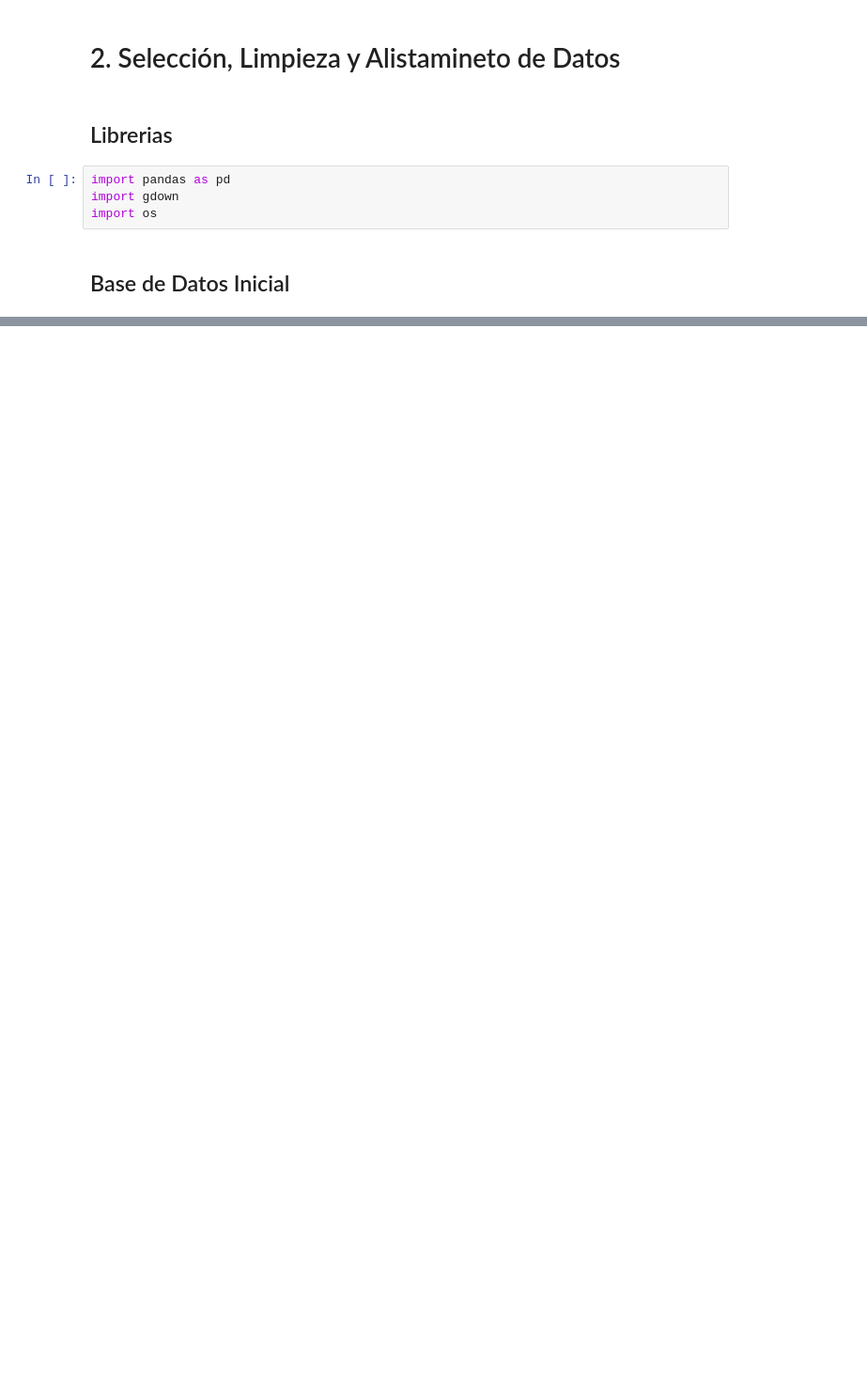
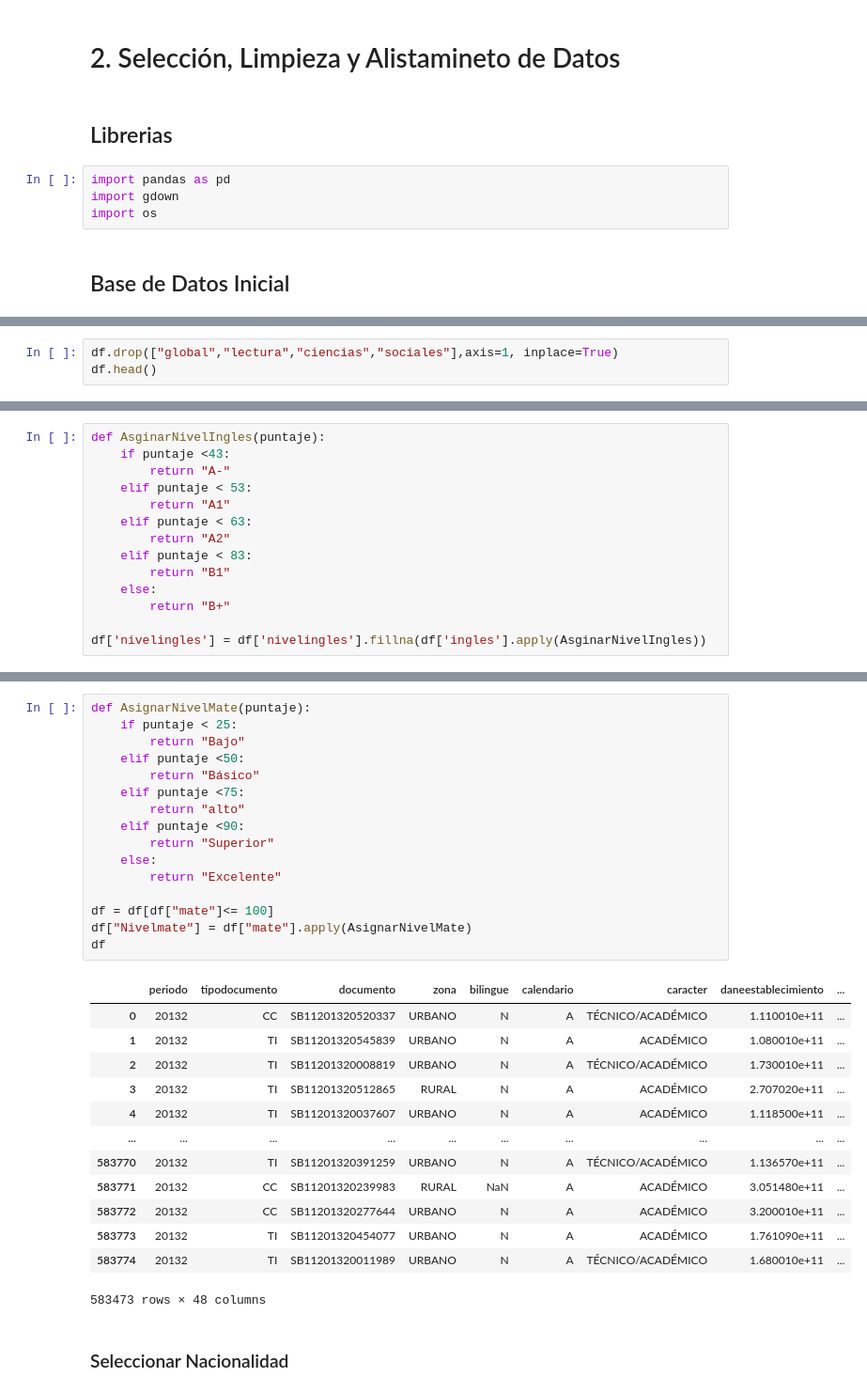
Before and after one commit to levium1029/Proyecto-2, a Jupyter notebook: main.ipynb, the cells around one changed output, grey strips where cells are left out. Shown: that part at 94% size. Cells and saved outputs as stored; diff of their text form; blank space fills up the shorter version.

```diff
--- a/main.ipynb
+++ b/main.ipynb
@@ -31,0 +48,3 @@ df.head()
+# %%
+df.drop(["global","lectura","ciencias","sociales"],axis=1, inplace=True)
+df.head()
@@ -31,0 +71,14 @@ df.head()
+# %%
+def AsginarNivelIngles(puntaje):
+    if puntaje <43:
+        return "A-"
+    elif puntaje < 53:
+        return "A1"
+    elif puntaje < 63:
+        return "A2"
+    elif puntaje < 83:
+        return "B1"
+    else:
+        return "B+"
+
+df['nivelingles'] = df['nivelingles'].fillna(df['ingles'].apply(AsginarNivelIngles))
@@ -31,0 +99,32 @@ df.head()
+# %%
+def AsignarNivelMate(puntaje):
+    if puntaje < 25:
+        return "Bajo"
+    elif puntaje <50:
+        return "Básico"
+    elif puntaje <75:
+        return "alto"
+    elif puntaje <90:
+        return "Superior"
+    else:
+        return "Excelente"
+
+df = df[df["mate"]<= 100]
+df["Nivelmate"] = df["mate"].apply(AsignarNivelMate)
+df
+# %% [output]
+|  | periodo | tipodocumento | documento | zona | bilingue | calendario | caracter | daneestablecimiento | ... |
+| 0 | 20132 | CC | SB11201320520337 | URBANO | N | A | TÉCNICO/ACADÉMICO | 1.110010e+11 | ... |
+| 1 | 20132 | TI | SB11201320545839 | URBANO | N | A | ACADÉMICO | 1.080010e+11 | ... |
+| 2 | 20132 | TI | SB11201320008819 | URBANO | N | A | TÉCNICO/ACADÉMICO | 1.730010e+11 | ... |
+| 3 | 20132 | TI | SB11201320512865 | RURAL | N | A | ACADÉMICO | 2.707020e+11 | ... |
+| 4 | 20132 | TI | SB11201320037607 | URBANO | N | A | ACADÉMICO | 1.118500e+11 | ... |
+| ... | ... | ... | ... | ... | ... | ... | ... | ... | ... |
+| 583770 | 20132 | TI | SB11201320391259 | URBANO | N | A | TÉCNICO/ACADÉMICO | 1.136570e+11 | ... |
+| 583771 | 20132 | CC | SB11201320239983 | RURAL | NaN | A | ACADÉMICO | 3.051480e+11 | ... |
+| 583772 | 20132 | CC | SB11201320277644 | URBANO | N | A | ACADÉMICO | 3.200010e+11 | ... |
+| 583773 | 20132 | TI | SB11201320454077 | URBANO | N | A | ACADÉMICO | 1.761090e+11 | ... |
+| 583774 | 20132 | TI | SB11201320011989 | URBANO | N | A | TÉCNICO/ACADÉMICO | 1.680010e+11 | ... |
+583473 rows × 48 columns
+# %% [markdown]
+### Seleccionar Nacionalidad
```
Also changed, not shown: parts of 18 cells of this notebook.
